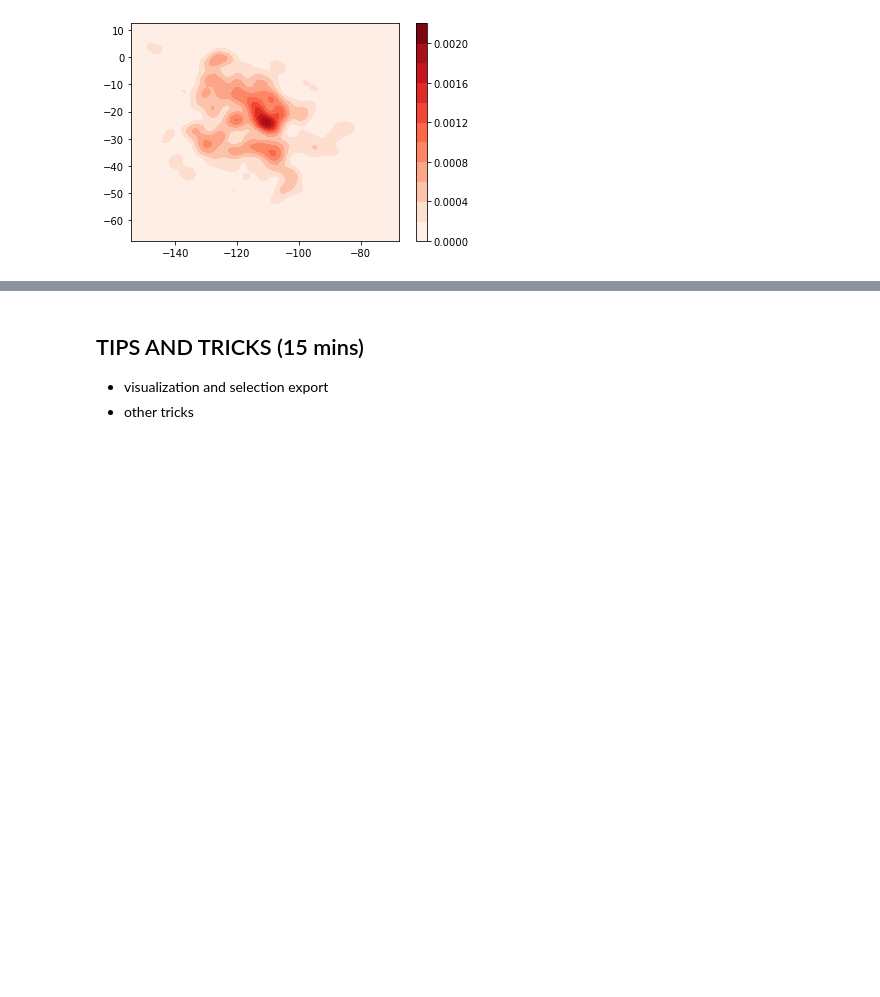
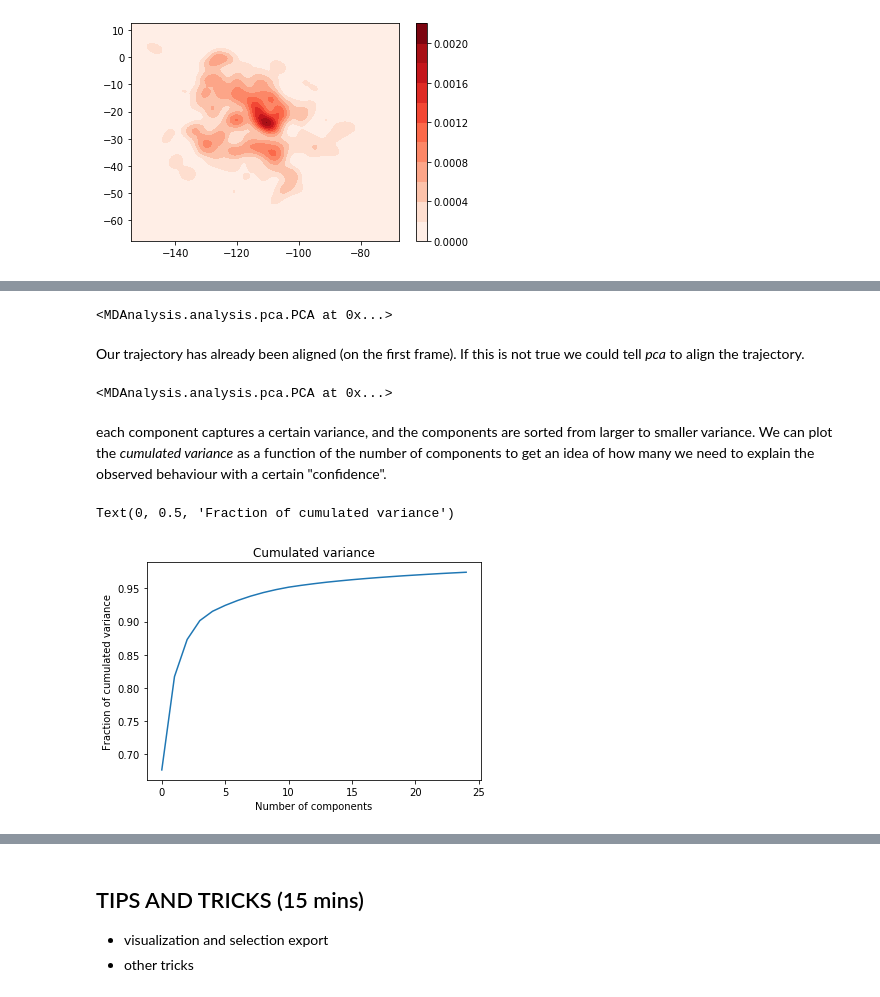
Before and after one commit to MarkDownThere/SAT, a Jupyter notebook: simulation_analysis_notebook.ipynb, the cells around one changed output, grey strips where cells are left out. Cells and saved outputs as stored; diff of their text form; code cells hidden in the pictures; blank space fills up the shorter version.

```diff
--- a/simulation_analysis_notebook.ipynb
+++ b/simulation_analysis_notebook.ipynb
@@ -541,0 +578,22 @@ plt.show()
+# %%
+pca_analysis = pca.PCA(universe, select='name CA')
+pca_analysis.run()
+# %% [output]
+<MDAnalysis.analysis.pca.PCA at 0x...>
+# %% [markdown]
+Our trajectory has already been aligned (on the first frame). If this is not true we could tell *pca* to align the trajectory.
+# %%
+pca_analysis = pca.PCA(universe, select='name CA',align=True)
+pca_analysis.run()
+# %% [output]
+<MDAnalysis.analysis.pca.PCA at 0x...>
+# %% [markdown]
+each component captures a certain variance, and the components are sorted from larger to smaller variance. We can plot the _cumulated variance_ as a function of the number of components to get an idea of how many we need to explain the observed behaviour with a certain "confidence".
+# %%
+plt.plot(pca_analysis.cumulated_variance[:25])
+plt.title("Cumulated variance")
+plt.xlabel("Number of components")
+plt.ylabel("Fraction of cumulated variance")
+# %% [output]
+Text(0, 0.5, 'Fraction of cumulated variance')
+[figure, added]
```
Also changed, not shown: parts of 55 cells of this notebook.
